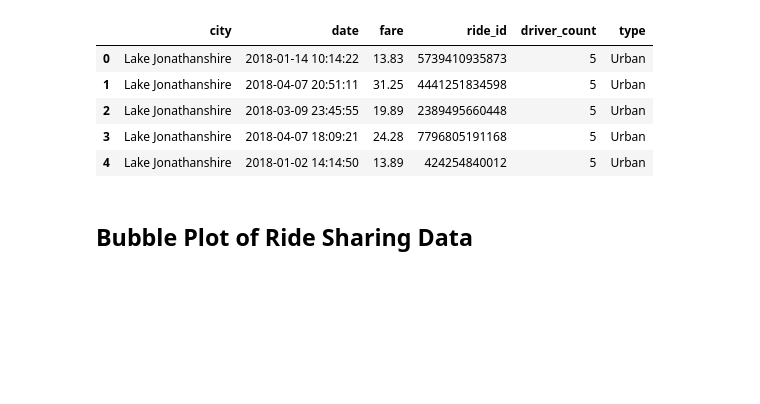
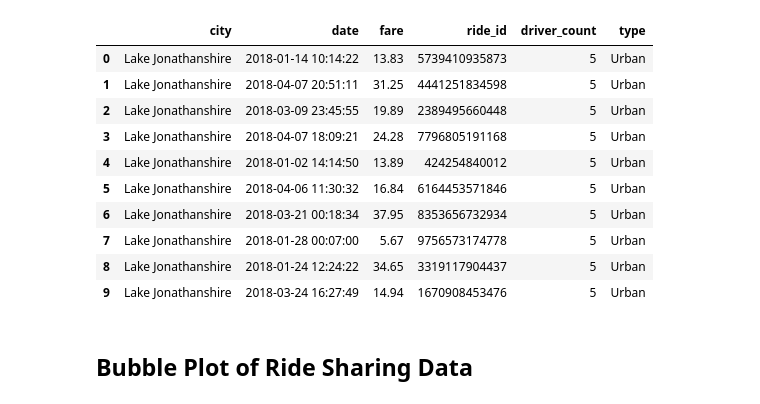
Before and after one commit to crescenzo77/05_matplotlib_HW, a Jupyter notebook: Instructions/Pyber/pyber_starter.ipynb, the cells around one changed output. Cells and saved outputs as stored; diff of their text form; code cells hidden in the pictures; blank space fills up the shorter version.

```diff
--- a/Instructions/Pyber/pyber_starter.ipynb
+++ b/Instructions/Pyber/pyber_starter.ipynb
@@ -1,32 +1,37 @@
 # %%
 %matplotlib inline
 # Dependencies and Setup
 import matplotlib.pyplot as plt
 import pandas as pd
 import numpy as np
 import os
 
 # File to Load (Remember to change these)
 city_csv = "data/city_data.csv"
 ride_csv = "data/ride_data.csv"
 
 # Read the City and Ride Data
 city_data = pd.read_csv(city_csv)
 ride_data = pd.read_csv(ride_csv)
 
 
 # Combine the data into a single dataset
 city_ride_df = pd.merge(ride_data, city_data, on="city")
 
 # Display the data table for preview
-city_ride_df.head()
+city_ride_df.head(10)
 # %% [output]
 |  | city | date | fare | ride_id | driver_count | type |
 | 0 | Lake Jonathanshire | 2018-01-14 10:14:22 | 13.83 | 5739410935873 | 5 | Urban |
 | 1 | Lake Jonathanshire | 2018-04-07 20:51:11 | 31.25 | 4441251834598 | 5 | Urban |
 | 2 | Lake Jonathanshire | 2018-03-09 23:45:55 | 19.89 | 2389495660448 | 5 | Urban |
 | 3 | Lake Jonathanshire | 2018-04-07 18:09:21 | 24.28 | 7796805191168 | 5 | Urban |
 | 4 | Lake Jonathanshire | 2018-01-02 14:14:50 | 13.89 | 424254840012 | 5 | Urban |
+| 5 | Lake Jonathanshire | 2018-04-06 11:30:32 | 16.84 | 6164453571846 | 5 | Urban |
+| 6 | Lake Jonathanshire | 2018-03-21 00:18:34 | 37.95 | 8353656732934 | 5 | Urban |
+| 7 | Lake Jonathanshire | 2018-01-28 00:07:00 | 5.67 | 9756573174778 | 5 | Urban |
+| 8 | Lake Jonathanshire | 2018-01-24 12:24:22 | 34.65 | 3319117904437 | 5 | Urban |
+| 9 | Lake Jonathanshire | 2018-03-24 16:27:49 | 14.94 | 1670908453476 | 5 | Urban |
 # %% [markdown]
 ## Bubble Plot of Ride Sharing Data
 # %%
```
Also changed, not shown: parts of 1 cell of this notebook.
